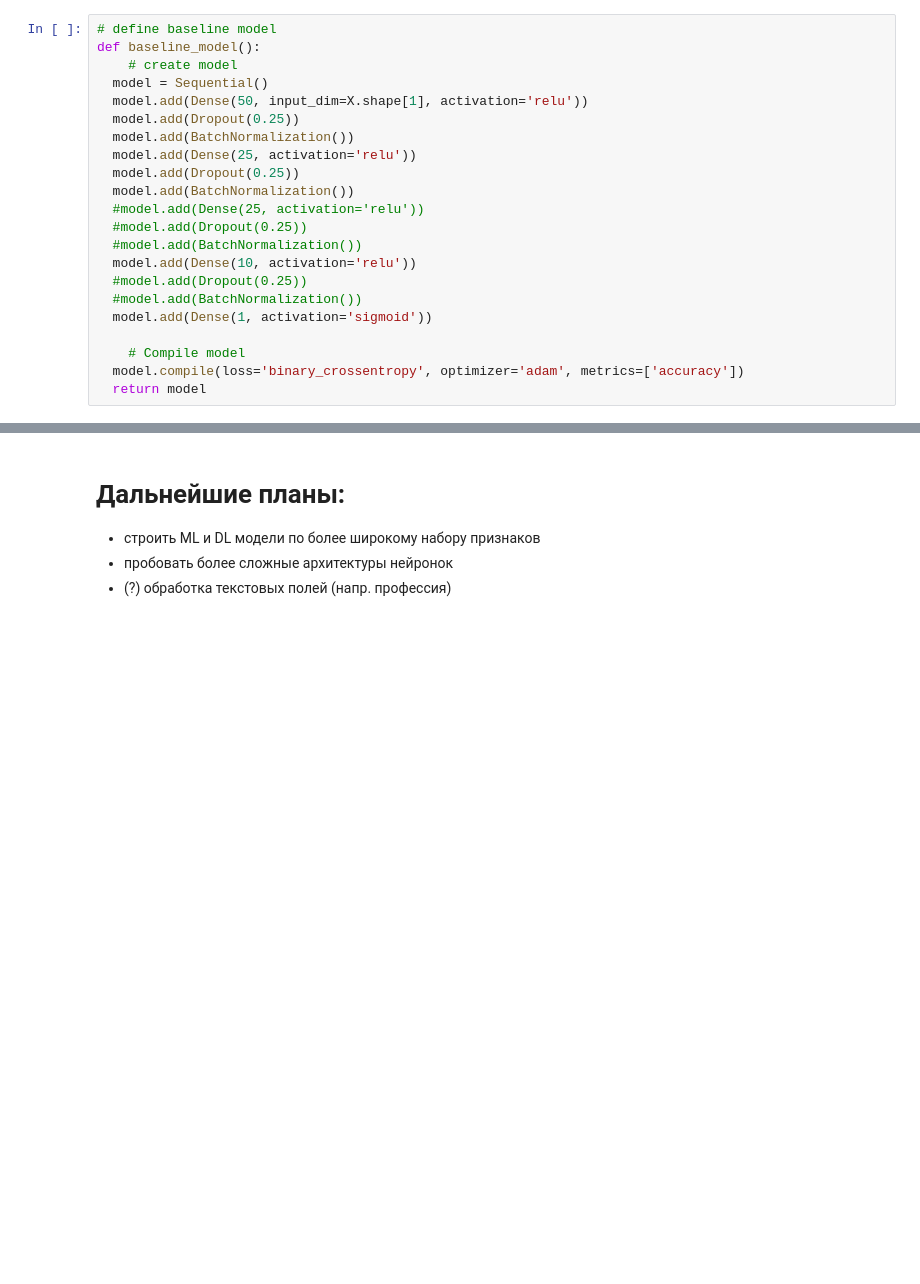
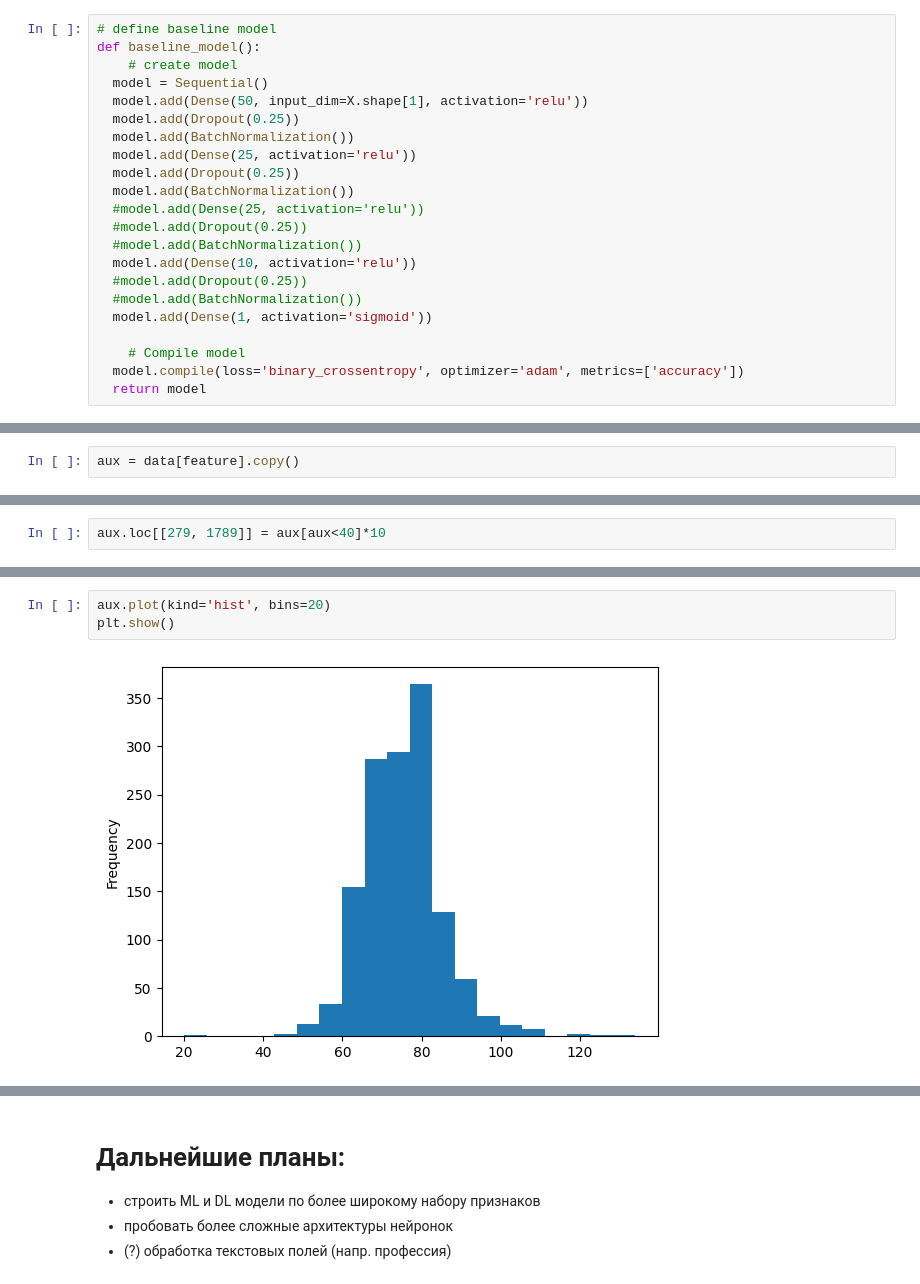
Before and after one commit to Untick/InspectrumClinic_RecSys, a Jupyter notebook: ArielChernyy/Inspectrum_clinic_new_dataset.ipynb, the cells around one changed output, grey strips where cells are left out. Saved outputs shown, nothing was run; the diff lists cells and outputs as text; blank space fills up the shorter version.

```diff
--- a/ArielChernyy/Inspectrum_clinic_new_dataset.ipynb
+++ b/ArielChernyy/Inspectrum_clinic_new_dataset.ipynb
@@ -1898,0 +3541,2 @@ array([0.89206349, 0.91401274, 0.91082803, 0.91401274, 0.88535032,
+# %%
+aux = data[feature].copy()
@@ -1898,0 +3549,2 @@ array([0.89206349, 0.91401274, 0.91082803, 0.91401274, 0.88535032,
+# %%
+aux.loc[[279, 1789]] = aux[aux<40]*10
@@ -1898,0 +3563,5 @@ array([0.89206349, 0.91401274, 0.91082803, 0.91401274, 0.88535032,
+# %%
+aux.plot(kind='hist', bins=20)
+plt.show()
+# %% [output]
+[figure, added]
```
Also changed, not shown: parts of 262 cells of this notebook.
